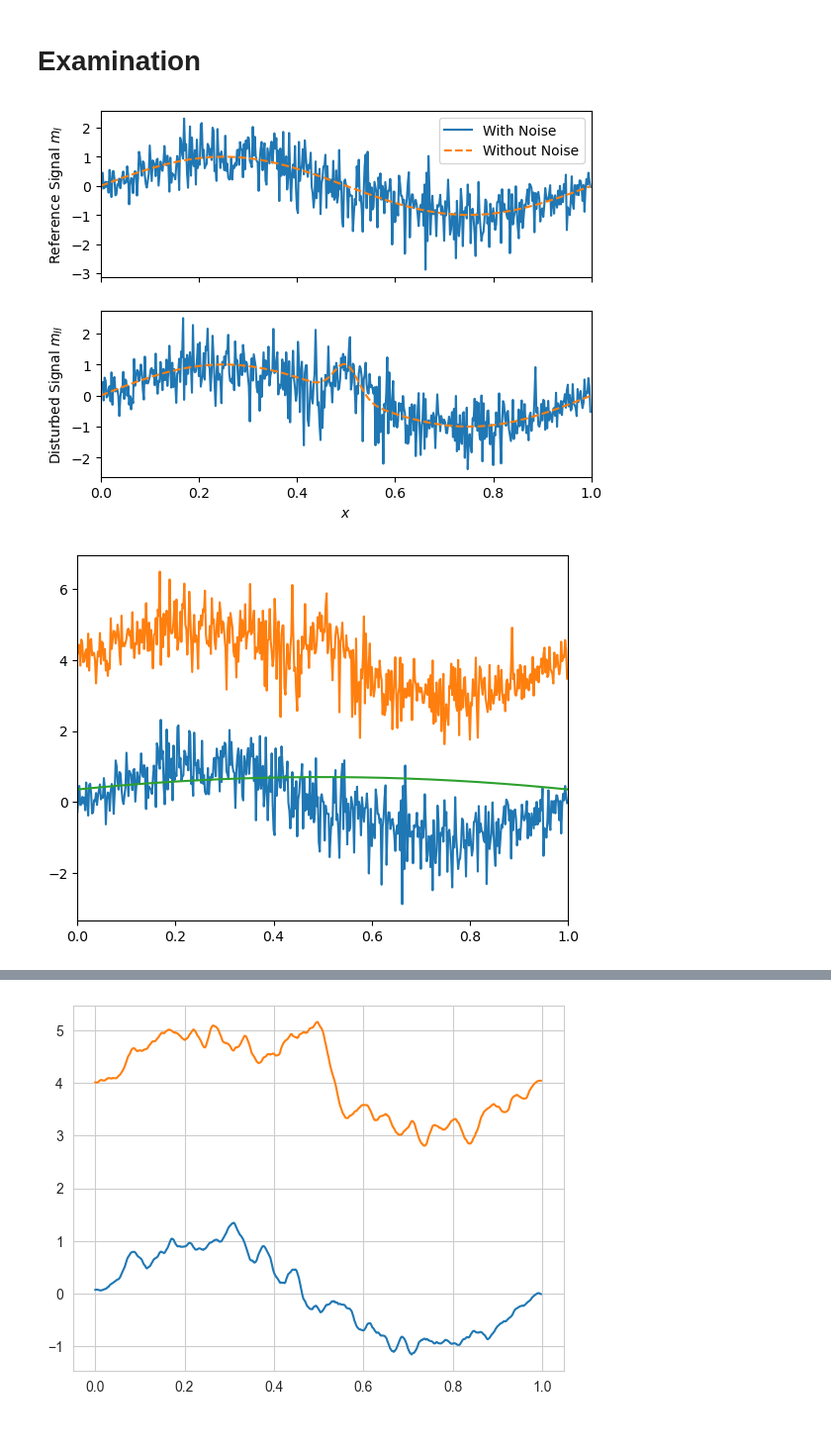
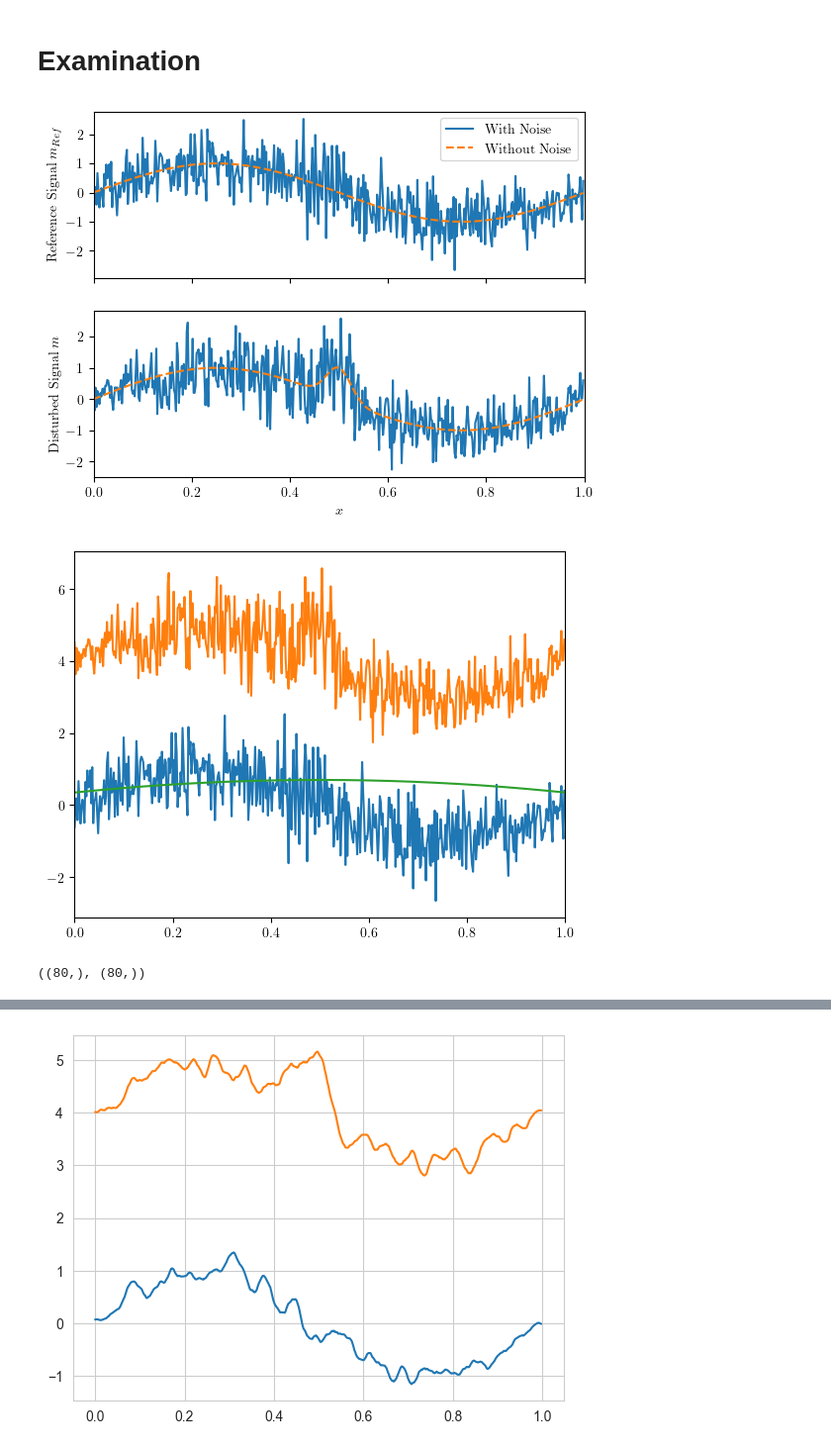
Before and after one commit to JonasEmrich/Wild-Bootstrap-Tests, a Jupyter notebook: wild_bootstrap.ipynb, the cells around one changed output, grey strips where cells are left out. Shown at 99% size. Drawn from its saved outputs; the diff is of its cells as text; code cells hidden in the pictures.

Commit message:
producing plots

```diff
--- a/wild_bootstrap.ipynb
+++ b/wild_bootstrap.ipynb
@@ -12,3 +12,7 @@ import seaborn as sns
 
 from utils import *
 from bootstrap import Bootstrap, MonteCarlo
+
+plt.rc('text', usetex=True)
+plt.rc('font', family='serif')
+plt.rc('font', size=12)
@@ -72,31 +82,37 @@ plt.show()
 # %%
 # plotting generated signals
 N = 500
 x = np.arange(N)/N
 m1 = np.sin(np.pi*2*x)
 m2 = np.sin(np.pi*2*x) + np.exp((-800)*np.power(x-0.5, 2))
 sigma = 0.7 - 1.4*np.square(x-0.5)
 y1, y2 = generate_synthetic_data(m1, m2, sigma)
 y1_clean, y2_clean = generate_synthetic_data(m1, m2, 0)
 
 #plt.figure(dpi=600)
 fig, axs = plt.subplots(2,1, sharex=True)
 axs[0].plot(x, y1)
 axs[0].plot(x, y1_clean, "--")
-axs[0].set_ylabel(r"Reference Signal $m_I$")
+axs[0].set_ylabel(r"Reference Signal $m_{Ref}$")
 axs[1].plot(x, y2)
 axs[1].plot(x, y2_clean, "--")
-axs[1].set_ylabel(r"Disturbed Signal $m_{II}$")
+axs[1].set_ylabel(r"Disturbed Signal $m$")
 axs[1].set_xlabel(r"$x$")
 axs[0].legend(["With Noise", "Without Noise"])
 plt.xlim([0, 1])
+plt.savefig("plots/Signals.pdf", bbox_inches="tight", pad_inches=0.1)
 plt.show()
+
 
 plt.plot(x, y1)
 plt.plot(x, y2+4)
 plt.plot(x, sigma)
 plt.xlim([0, 1])
 plt.show()
 # %% [output]
-[figure, old version]
+[figure, new version]
-[figure, old version]
+[figure, new version]
+# %%
+bartlett.shape, gauss.shape
+# %% [output]
+((80,), (80,))
```
Also changed, not shown: parts of 6 cells of this notebook, 6 other files.
